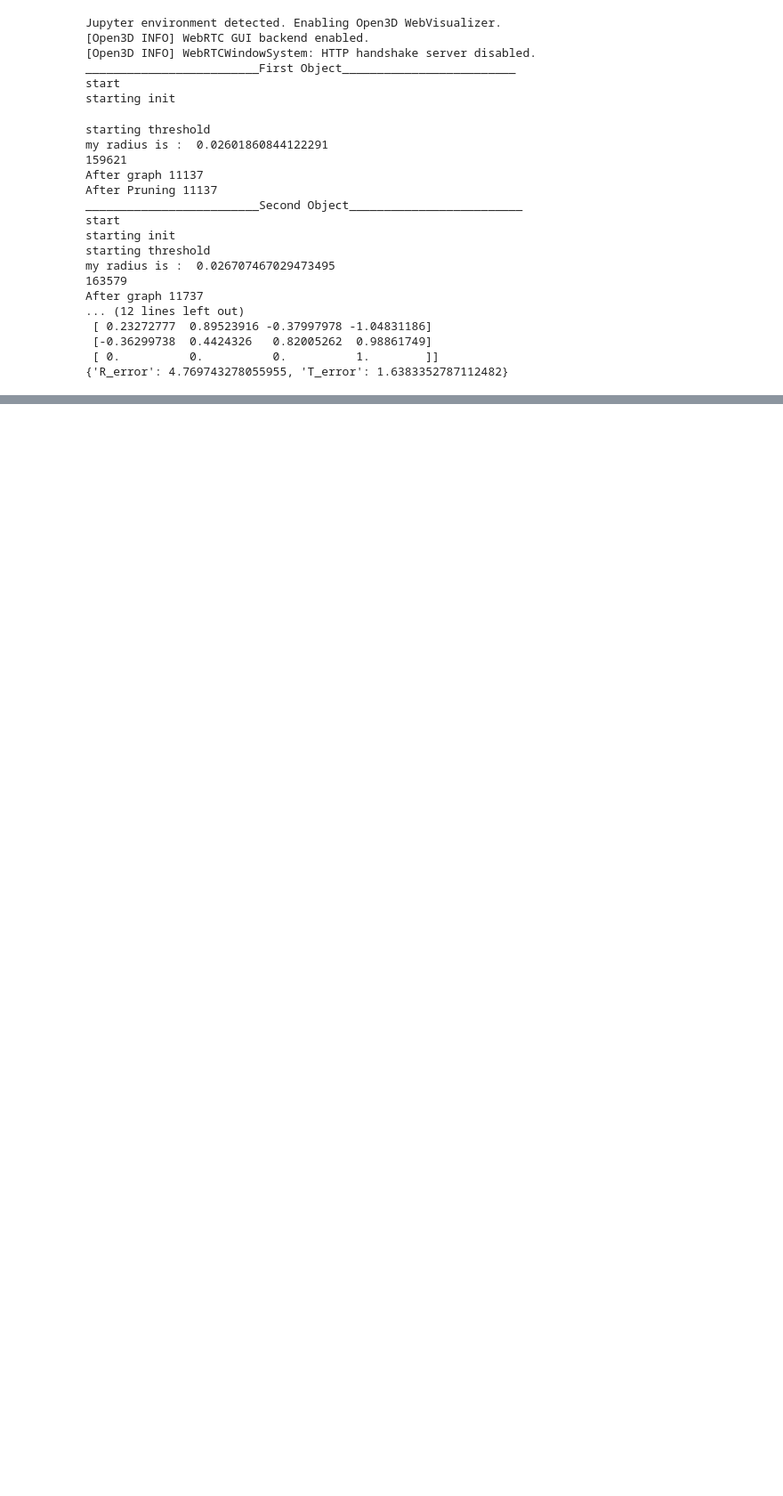
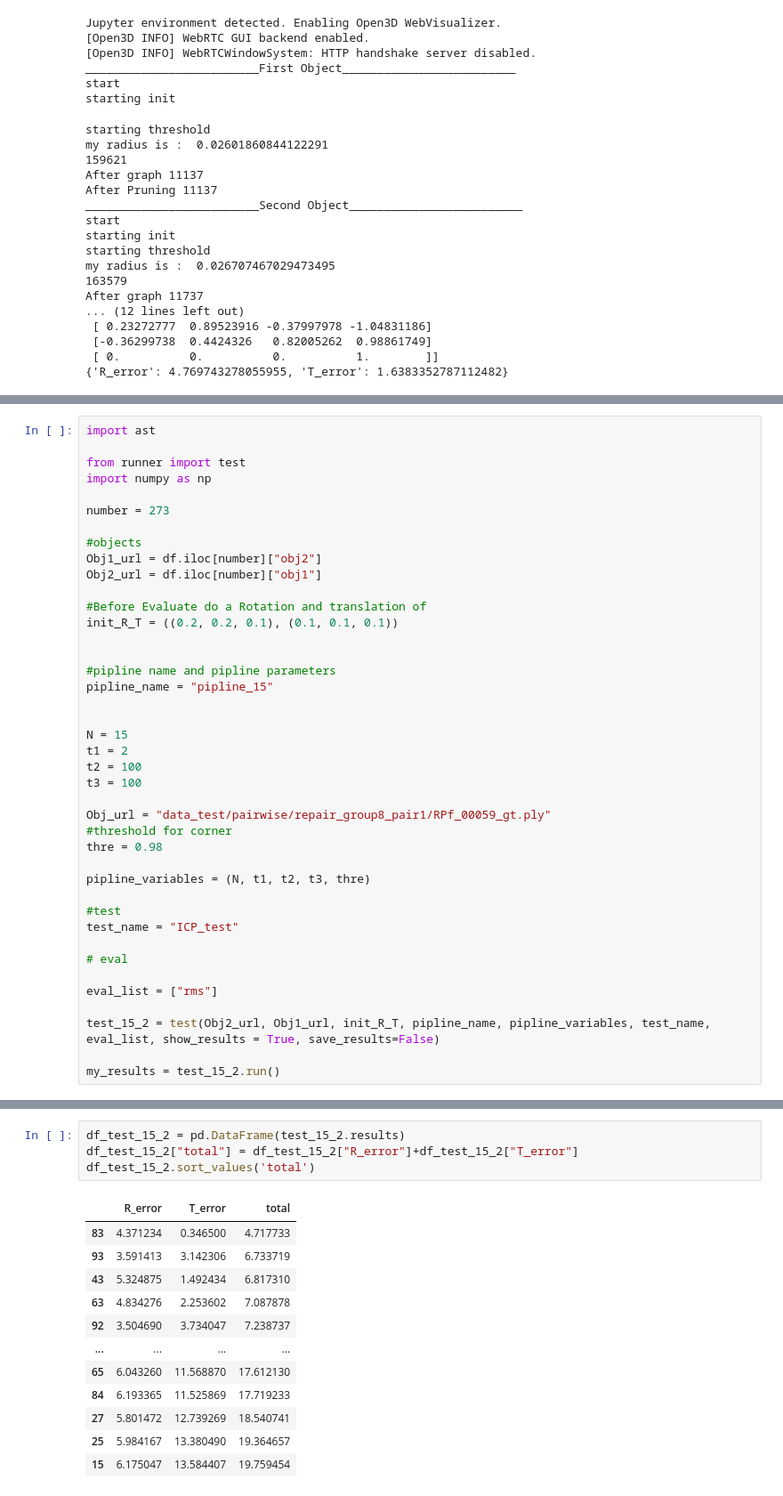
Before and after one commit to RePAIRProject/AAFR, a Jupyter notebook: Untitled3.ipynb, the cells around one changed output, grey strips where cells are left out. Shown: that part at 89% size. Cells and saved outputs as stored; diff of their text form; blank space fills up the shorter version.

```diff
--- a/Untitled3.ipynb
+++ b/Untitled3.ipynb
@@ -668,0 +968,41 @@ test_brick_2.draw_registration_result_original_color(test_brick_2.Obj1,test_bric
+# %%
+import ast
+
+from runner import test
+import numpy as np
+
+number = 273
+
+#objects
+Obj1_url = df.iloc[number]["obj2"]
+Obj2_url = df.iloc[number]["obj1"]
+
+#Before Evaluate do a Rotation and translation of
+init_R_T = ((0.2, 0.2, 0.1), (0.1, 0.1, 0.1))
+
+
+#pipline name and pipline parameters
+pipline_name = "pipline_15"
+
+
+N = 15
+t1 = 2
+t2 = 100
+t3 = 100
+
+Obj_url = "data_test/pairwise/repair_group8_pair1/RPf_00059_gt.ply"
+#threshold for corner
+thre = 0.98
+
+pipline_variables = (N, t1, t2, t3, thre)
+
+#test
+test_name = "ICP_test"
+
+# eval
+
+eval_list = ["rms"]
+
+test_15_2 = test(Obj2_url, Obj1_url, init_R_T, pipline_name, pipline_variables, test_name, eval_list, show_results = True, save_results=False)
+
+my_results = test_15_2.run()
@@ -668,0 +1030,17 @@ test_brick_2.draw_registration_result_original_color(test_brick_2.Obj1,test_bric
+# %%
+df_test_15_2 = pd.DataFrame(test_15_2.results)
+df_test_15_2["total"] = df_test_15_2["R_error"]+df_test_15_2["T_error"]
+df_test_15_2.sort_values('total')
+# %% [output]
+|  | R_error | T_error | total |
+| 83 | 4.371234 | 0.346500 | 4.717733 |
+| 93 | 3.591413 | 3.142306 | 6.733719 |
+| 43 | 5.324875 | 1.492434 | 6.817310 |
+| 63 | 4.834276 | 2.253602 | 7.087878 |
+| 92 | 3.504690 | 3.734047 | 7.238737 |
+| ... | ... | ... | ... |
+| 65 | 6.043260 | 11.568870 | 17.612130 |
+| 84 | 6.193365 | 11.525869 | 17.719233 |
+| 27 | 5.801472 | 12.739269 | 18.540741 |
+| 25 | 5.984167 | 13.380490 | 19.364657 |
+| 15 | 6.175047 | 13.584407 | 19.759454 |
```
Also changed, not shown: parts of 84 cells of this notebook, 3 other files.
